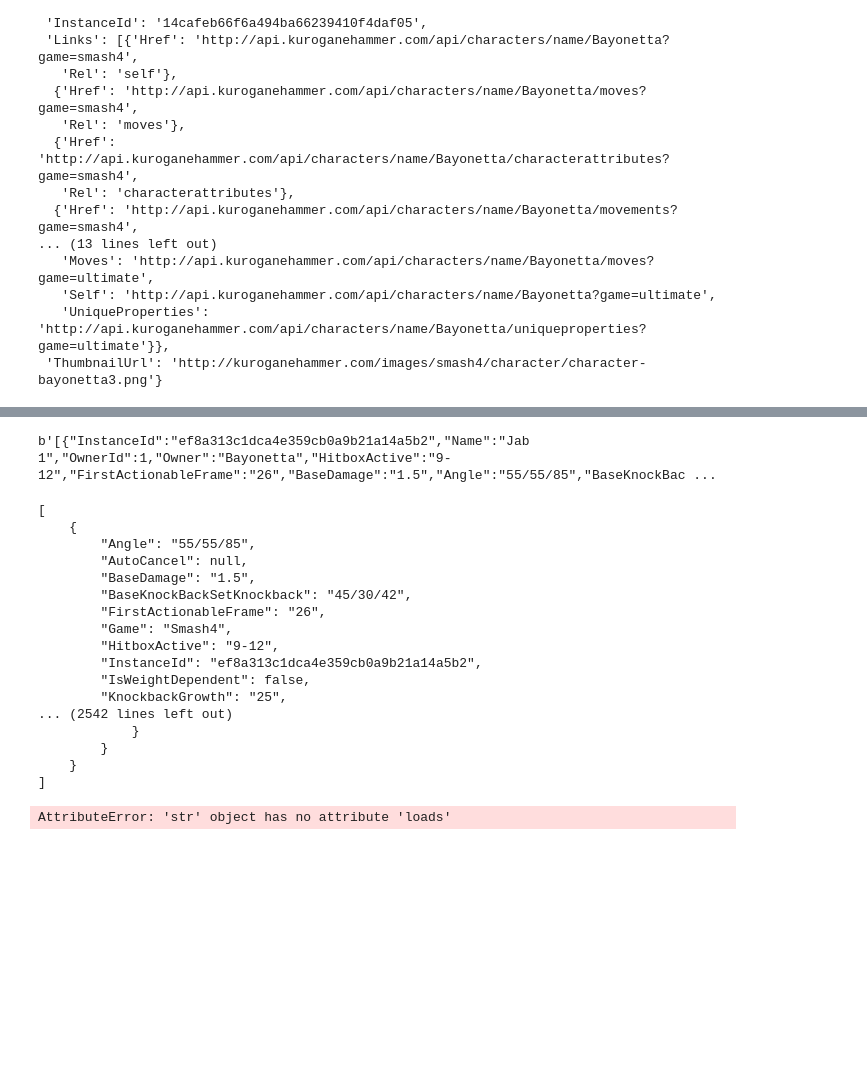
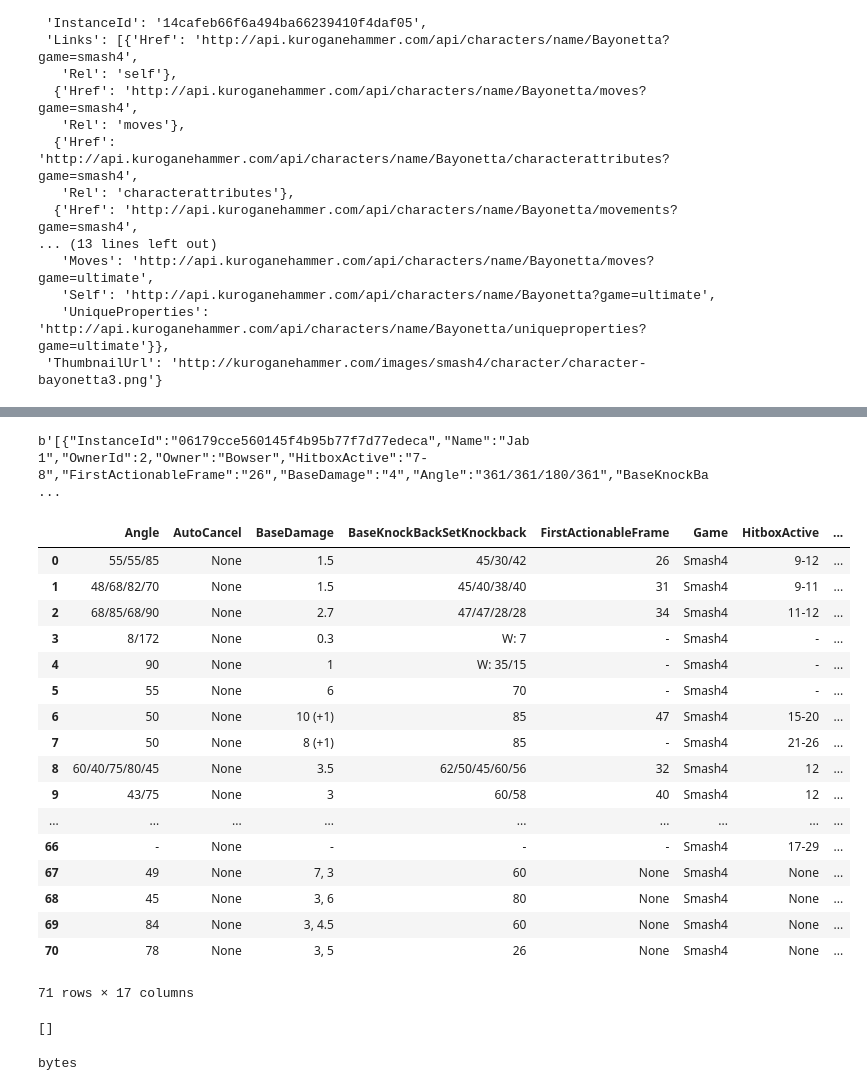
Before and after one commit to dalems4/iris_smash, a Jupyter notebook: iris_data_classification.ipynb, the cells around one changed output, grey strips where cells are left out. Saved outputs shown, nothing was run; the diff lists cells and outputs as text; code cells hidden in the pictures; blank space fills up the shorter version.

Commit message:
Dataframe of Bayanetta in Smash 4

```diff
--- a/iris_data_classification.ipynb
+++ b/iris_data_classification.ipynb
@@ -72,8 +72,14 @@ kirby = requests.get('https://api.kuroganehammer.com/api/characters/name/kirby')
 kirby.content
 # %% [output]
 b'{"InstanceId":"ca47d5d919274b9c9c0ab02ca712dcb3","Name":"Kirby","OwnerId":20,"FullUrl":"http://kuroganehammer.com/Smash4/Kirby","MainImageUrl":"http://kuroganehammer.com/images/smash4/logo2/Kirby.pn ...
-# %%
-char_1 = requests.get('https://api.kuroganehammer.com/api/characters/1')
+# %%
+# to double quotes to make it valid JSON
+my_json = char_1.content.decode('utf8').replace("'", '"')
+
+# Load the JSON to a Python list & dump it back out as formatted JSON
+data = json.loads(my_json)
+s = json.dumps(data, indent=4, sort_keys=True)
+print(s)
 # %%
 char_1.content
 # %% [output]
@@ -149,29 +145,11 @@ attri = requests.get("http://api.kuroganehammer.com/api/characters/name/Bayonett
 # %%
-attri.content
+moves.content
 # %% [output]
-b'[{"InstanceId":"ef8a313c1dca4e359cb0a9b21a14a5b2","Name":"Jab 1","OwnerId":1,"Owner":"Bayonetta","HitboxActive":"9-12","FirstActionableFrame":"26","BaseDamage":"1.5","Angle":"55/55/85","BaseKnockBac ...
+b'[{"InstanceId":"06179cce560145f4b95b77f7d77edeca","Name":"Jab 1","OwnerId":2,"Owner":"Bowser","HitboxActive":"7-8","FirstActionableFrame":"26","BaseDamage":"4","Angle":"361/361/180/361","BaseKnockBa ...
 # %%
-move_byte = attri.content.decode('utf8').replace("'", '"')
+# to double quotes to make it valid JSON
+moves_json = moves.content.decode('utf8').replace("'", '"')
 
 # Load the JSON to a Python list & dump it back out as formatted JSON
-data = json.loads(move_byte)
-move_json = json.dumps(data, indent=4, sort_keys=True)
-print(move_json)
+moves_data = json.loads(my_json)
+moves_json = json.dumps(data, indent=4, sort_keys=True)
-# %% [output]
-[
-    {
-        "Angle": "55/55/85",
-        "AutoCancel": null,
-        "BaseDamage": "1.5",
-        "BaseKnockBackSetKnockback": "45/30/42",
-        "FirstActionableFrame": "26",
-        "Game": "Smash4",
-        "HitboxActive": "9-12",
-        "InstanceId": "ef8a313c1dca4e359cb0a9b21a14a5b2",
-        "IsWeightDependent": false,
-        "KnockbackGrowth": "25",
-... (2542 lines left out)
-            }
-        }
-    }
-]
@@ -186,4 +156,23 @@ def byte_to_json(byte_content):
-# %%
-test = byte_to_json(attri)
-# %% [output]
-AttributeError: 'str' object has no attribute 'loads'
+# %%
+df = pd.read_json(moves_json)
+# %%
+df
+# %% [output]
+|  | Angle | AutoCancel | BaseDamage | BaseKnockBackSetKnockback | FirstActionableFrame | Game | HitboxActive | ... |
+| 0 | 55/55/85 | None | 1.5 | 45/30/42 | 26 | Smash4 | 9-12 | ... |
+| 1 | 48/68/82/70 | None | 1.5 | 45/40/38/40 | 31 | Smash4 | 9-11 | ... |
+| 2 | 68/85/68/90 | None | 2.7 | 47/47/28/28 | 34 | Smash4 | 11-12 | ... |
+| 3 | 8/172 | None | 0.3 | W: 7 | - | Smash4 | - | ... |
+| 4 | 90 | None | 1 | W: 35/15 | - | Smash4 | - | ... |
+| 5 | 55 | None | 6 | 70 | - | Smash4 | - | ... |
+| 6 | 50 | None | 10 (+1) | 85 | 47 | Smash4 | 15-20 | ... |
+| 7 | 50 | None | 8 (+1) | 85 | - | Smash4 | 21-26 | ... |
+| 8 | 60/40/75/80/45 | None | 3.5 | 62/50/45/60/56 | 32 | Smash4 | 12 | ... |
+| 9 | 43/75 | None | 3 | 60/58 | 40 | Smash4 | 12 | ... |
+| ... | ... | ... | ... | ... | ... | ... | ... | ... |
+| 66 | - | None | - | - | - | Smash4 | 17-29 | ... |
+| 67 | 49 | None | 7, 3 | 60 | None | Smash4 | None | ... |
+| 68 | 45 | None | 3, 6 | 80 | None | Smash4 | None | ... |
+| 69 | 84 | None | 3, 4.5 | 60 | None | Smash4 | None | ... |
+| 70 | 78 | None | 3, 5 | 26 | None | Smash4 | None | ... |
+71 rows × 17 columns
@@ -189,0 +185,4 @@ AttributeError: 'str' object has no attribute 'loads'
+# %%
+smash_4
+# %% [output]
+[]
@@ -189,0 +191,4 @@ AttributeError: 'str' object has no attribute 'loads'
+# %%
+api_call.content)
+# %% [output]
+bytes
```
Also changed, not shown: parts of 8 cells of this notebook.
